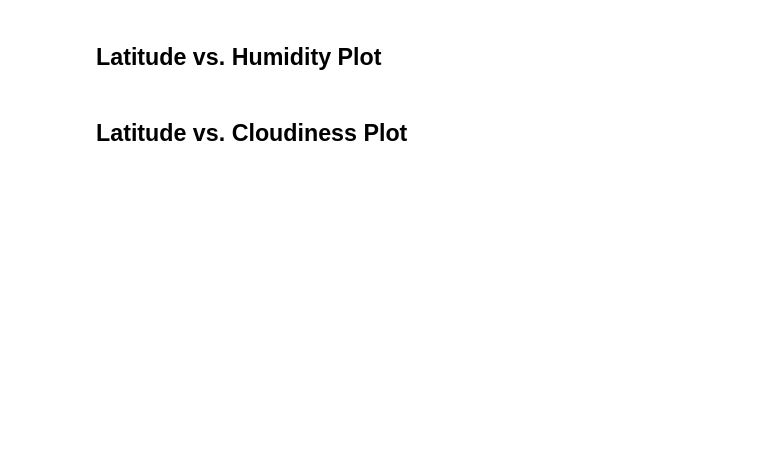
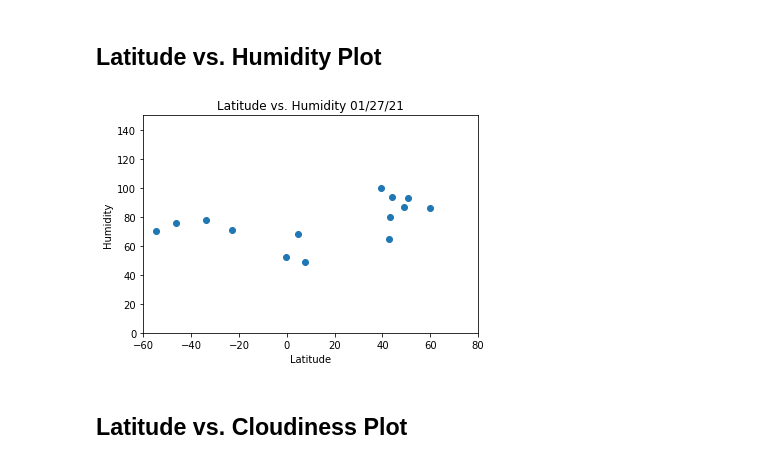
Before and after one commit to CatherinePoirier/API_challenge, a Jupyter notebook: WeatherPy/WeatherPy.ipynb, the cells around one changed output. Drawn from its saved outputs; the diff is of its cells as text; code cells hidden in the pictures; blank space fills up the shorter version.

```diff
--- a/WeatherPy/WeatherPy.ipynb
+++ b/WeatherPy/WeatherPy.ipynb
@@ -182,4 +269,14 @@ Skip this step if there are no cities that have humidity > 100%.
 # %% [markdown]
 ## Latitude vs. Humidity Plot
+# %%
+plt.scatter(clean_city_data['Lat'], clean_city_data['Humidity'])
+plt.ylim(0, 150)
+plt.xlim(-60, 80)
+plt.xlabel('Latitude')
+plt.ylabel('Humidity')
+plt.title(f'Latitude vs. Humidity {plot_date}')
+plt.show()
+# %% [output]
+[figure, added]
 # %% [markdown]
 ## Latitude vs. Cloudiness Plot
```
Also changed, not shown: parts of 15 cells of this notebook.
